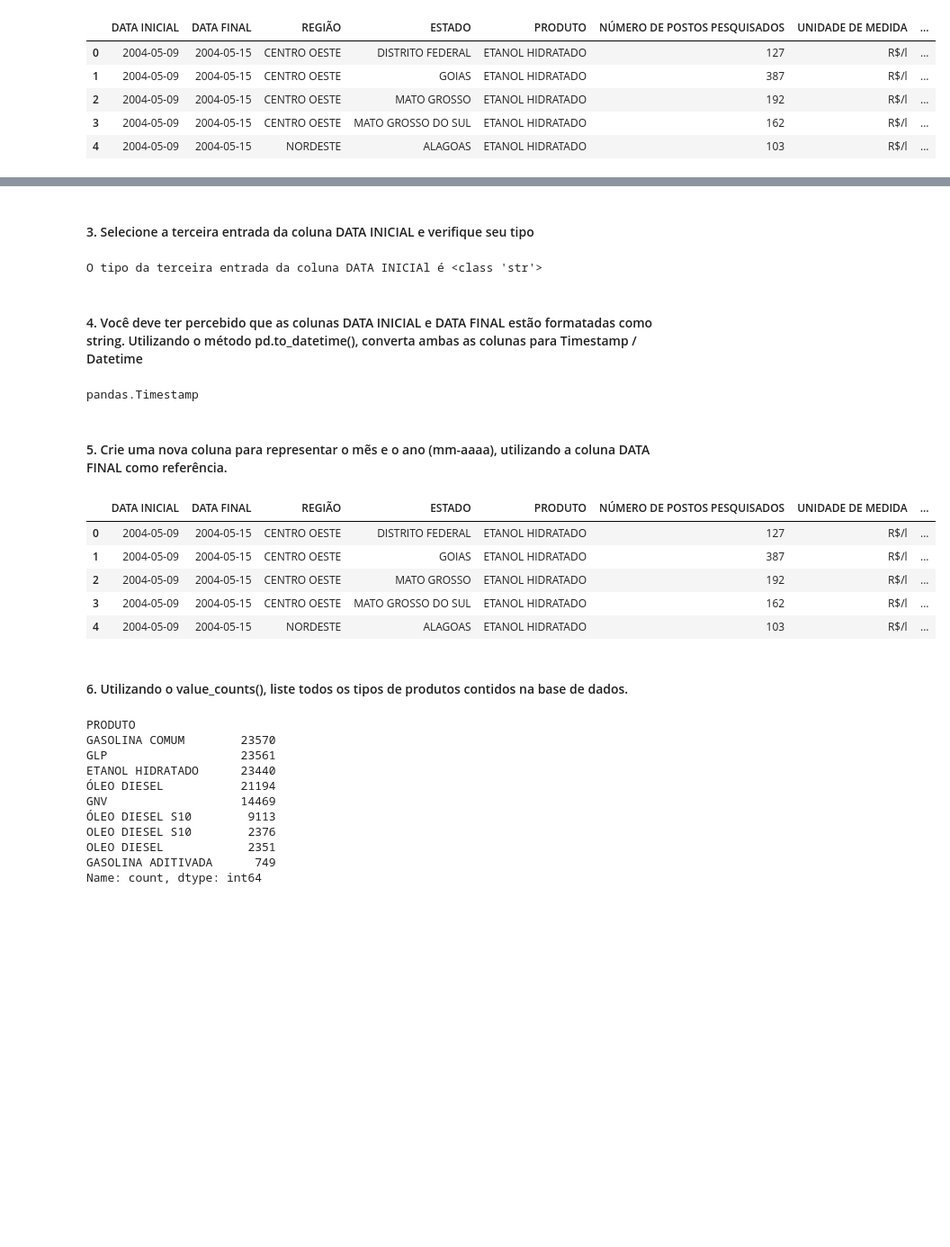
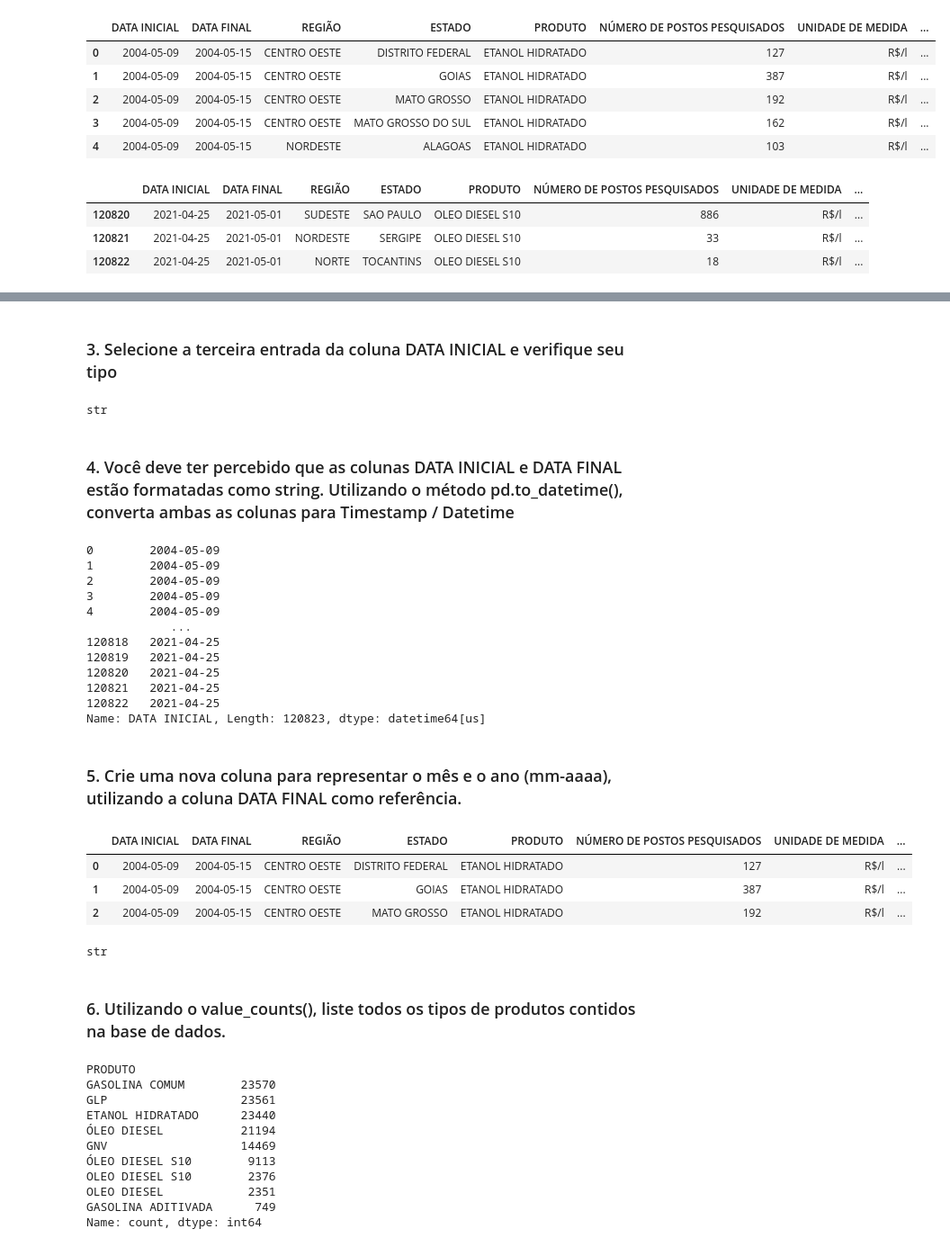
Before and after one commit to eumarianamota/data-science-studies, a Jupyter notebook: modulo-6/ex-01/exercises-1.ipynb, the cells around one changed output, grey strips where cells are left out. Shown at 90% size. Cells and saved outputs as stored; diff of their text form; code cells hidden in the pictures; blank space fills up the shorter version.

Commit message:
2026-02-03 data science studies

```diff
--- a/modulo-6/ex-01/exercises-1.ipynb
+++ b/modulo-6/ex-01/exercises-1.ipynb
@@ -37,6 +30,13 @@ dataframe.head()
 | 2 | 2004-05-09 | 2004-05-15 | CENTRO OESTE | MATO GROSSO | ETANOL HIDRATADO | 192 | R$/l | ... |
 | 3 | 2004-05-09 | 2004-05-15 | CENTRO OESTE | MATO GROSSO DO SUL | ETANOL HIDRATADO | 162 | R$/l | ... |
 | 4 | 2004-05-09 | 2004-05-15 | NORDESTE | ALAGOAS | ETANOL HIDRATADO | 103 | R$/l | ... |
+# %%
+dataframe.tail(3)
+# %% [output]
+|  | DATA INICIAL | DATA FINAL | REGIÃO | ESTADO | PRODUTO | NÚMERO DE POSTOS PESQUISADOS | UNIDADE DE MEDIDA | ... |
+| 120820 | 2021-04-25 | 2021-05-01 | SUDESTE | SAO PAULO | OLEO DIESEL S10 | 886 | R$/l | ... |
+| 120821 | 2021-04-25 | 2021-05-01 | NORDESTE | SERGIPE | OLEO DIESEL S10 | 33 | R$/l | ... |
+| 120822 | 2021-04-25 | 2021-05-01 | NORTE | TOCANTINS | OLEO DIESEL S10 | 18 | R$/l | ... |
 # %%
 dataframe.info()
 # %% [output]
@@ -58,18 +58,25 @@ Data columns (total 18 columns):
 dtypes: float64(5), int64(1), str(12)
 memory usage: 16.6 MB
 # %% [markdown]
-#### 3. Selecione a terceira entrada da coluna DATA INICIAL e verifique seu tipo
+### 3. Selecione a terceira entrada da coluna DATA INICIAL e verifique seu tipo
 # %%
-print("O tipo da terceira entrada da coluna DATA INICIAl é {}".format(type(dataframe["DATA INICIAL"][2])))
+type(dataframe["DATA INICIAL"][2])
 # %% [output]
-O tipo da terceira entrada da coluna DATA INICIAl é <class 'str'>
+str
 # %% [markdown]
-#### 4. Você deve ter percebido que as colunas DATA INICIAL e DATA FINAL estão formatadas como string. Utilizando o método pd.to_datetime(), converta ambas as colunas para Timestamp / Datetime
+### 4. Você deve ter percebido que as colunas DATA INICIAL e DATA FINAL estão formatadas como string. Utilizando o método pd.to_datetime(), converta ambas as colunas para Timestamp / Datetime
 # %%
-dataframe["DATA INICIAL"] = pd.to_datetime(dataframe["DATA INICIAL"])
-dataframe["DATA FINAL"] = pd.to_datetime(dataframe["DATA FINAL"])
+pd.to_datetime(dataframe["DATA INICIAL"])
+# %% [output]
+0        2004-05-09
+1        2004-05-09
+2        2004-05-09
+3        2004-05-09
+4        2004-05-09
+            ...
+120818   2021-04-25
+120819   2021-04-25
+120820   2021-04-25
+120821   2021-04-25
+120822   2021-04-25
+Name: DATA INICIAL, Length: 120823, dtype: datetime64[us]
-# %%
-type(dataframe["DATA INICIAL"][0])
-type(dataframe["DATA FINAL"][0])
-# %% [output]
-pandas.Timestamp
@@ -76,18 +86,20 @@ pandas.Timestamp
 # %% [markdown]
-#### 5. Crie uma nova coluna para representar o mẽs e o ano (mm-aaaa), utilizando a coluna DATA FINAL como referência.
+### 5. Crie uma nova coluna para representar o mês e o ano (mm-aaaa), utilizando a coluna DATA FINAL como referência.
 # %%
 dataframe["MES E ANO"] = dataframe["DATA FINAL"].dt.strftime("%m-%Y")
 # %%
-dataframe.head()
+dataframe.head(3)
 # %% [output]
 |  | DATA INICIAL | DATA FINAL | REGIÃO | ESTADO | PRODUTO | NÚMERO DE POSTOS PESQUISADOS | UNIDADE DE MEDIDA | ... |
 | 0 | 2004-05-09 | 2004-05-15 | CENTRO OESTE | DISTRITO FEDERAL | ETANOL HIDRATADO | 127 | R$/l | ... |
 | 1 | 2004-05-09 | 2004-05-15 | CENTRO OESTE | GOIAS | ETANOL HIDRATADO | 387 | R$/l | ... |
 | 2 | 2004-05-09 | 2004-05-15 | CENTRO OESTE | MATO GROSSO | ETANOL HIDRATADO | 192 | R$/l | ... |
-| 3 | 2004-05-09 | 2004-05-15 | CENTRO OESTE | MATO GROSSO DO SUL | ETANOL HIDRATADO | 162 | R$/l | ... |
-| 4 | 2004-05-09 | 2004-05-15 | NORDESTE | ALAGOAS | ETANOL HIDRATADO | 103 | R$/l | ... |
+# %%
+type(dataframe["MES E ANO"][0])
+# %% [output]
+str
 # %% [markdown]
-#### 6. Utilizando o value_counts(), liste todos os tipos de produtos contidos na base de dados.
+### 6. Utilizando o value_counts(), liste todos os tipos de produtos contidos na base de dados.
 # %%
 dataframe["PRODUTO"].value_counts()
 # %% [output]
```
Also changed, not shown: parts of 37 cells of this notebook.
